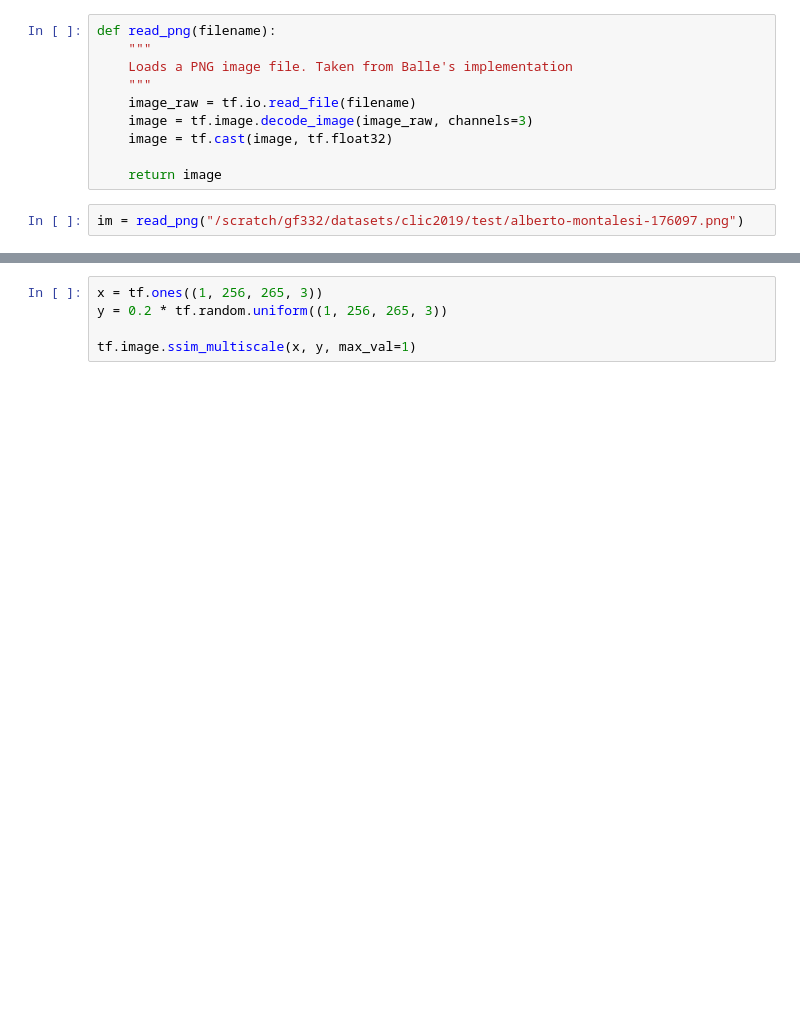
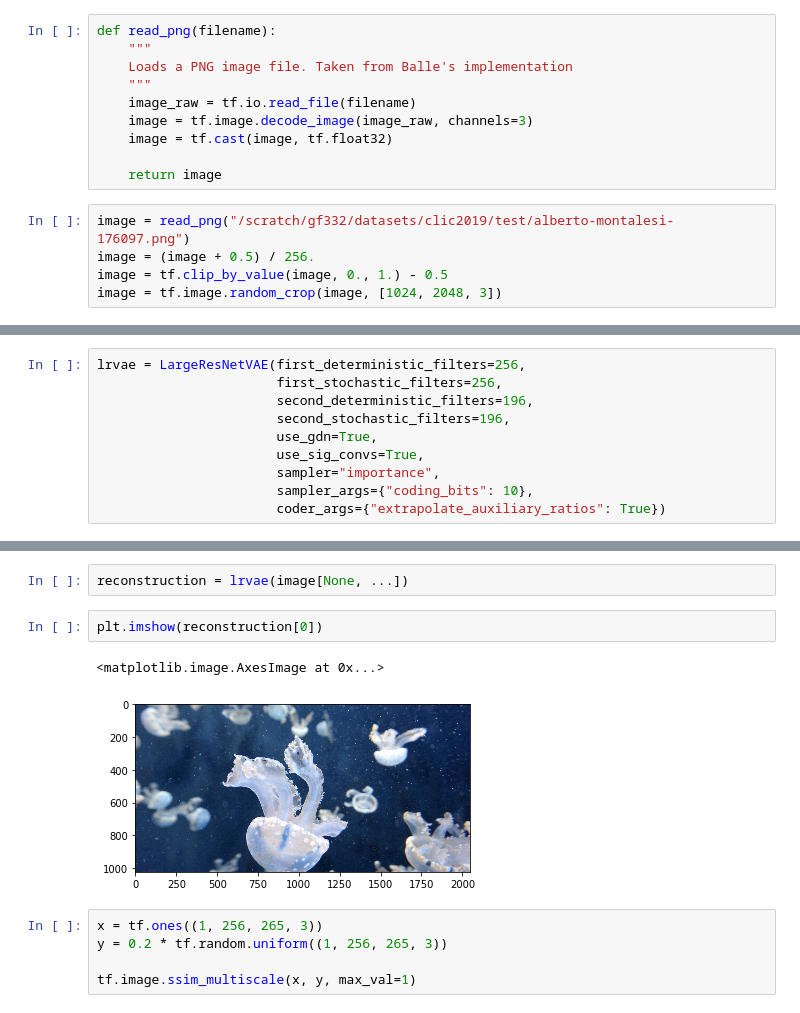
Before and after one commit to gergely-flamich/relative-entropy-coding, a Jupyter notebook: notebooks/scratch.ipynb, the cells around one changed output, grey strips where cells are left out. Drawn from its saved outputs; the diff is of its cells as text; blank space fills up the shorter version.

```diff
--- a/notebooks/scratch.ipynb
+++ b/notebooks/scratch.ipynb
@@ -48,4 +46,7 @@ def read_png(filename):
 
     return image
 # %%
-im = read_png("/scratch/gf332/datasets/clic2019/test/alberto-montalesi-176097.png")
+image = read_png("/scratch/gf332/datasets/clic2019/test/alberto-montalesi-176097.png")
+image = (image + 0.5) / 256.
+image = tf.clip_by_value(image, 0., 1.) - 0.5
+image = tf.image.random_crop(image, [1024, 2048, 3])
@@ -87,0 +53,10 @@ Clipping input data to the valid range for imshow with RGB data ([0..1] for floa
+# %%
+lrvae = LargeResNetVAE(first_deterministic_filters=256,
+                       first_stochastic_filters=256,
+                       second_deterministic_filters=196,
+                       second_stochastic_filters=196,
+                       use_gdn=True,
+                       use_sig_convs=True,
+                       sampler="importance",
+                       sampler_args={"coding_bits": 10},
+                       coder_args={"extrapolate_auxiliary_ratios": True})
@@ -88,3 +84,10 @@ Clipping input data to the valid range for imshow with RGB data ([0..1] for floa
+# %%
+reconstruction = lrvae(image[None, ...])
+# %%
+plt.imshow(reconstruction[0])
+# %% [output]
+<matplotlib.image.AxesImage at 0x...>
+[figure, added]
 # %%
 x = tf.ones((1, 256, 265, 3))
 y = 0.2 * tf.random.uniform((1, 256, 265, 3))
```
Also changed, not shown: parts of 9 cells of this notebook, 4 other files.
